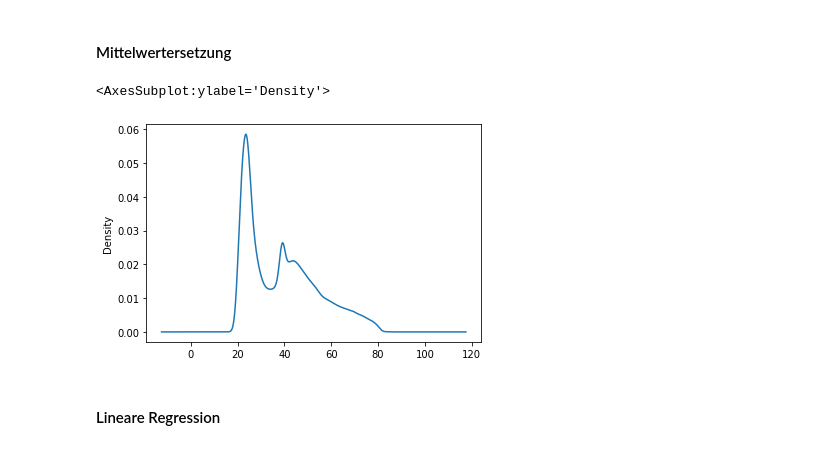
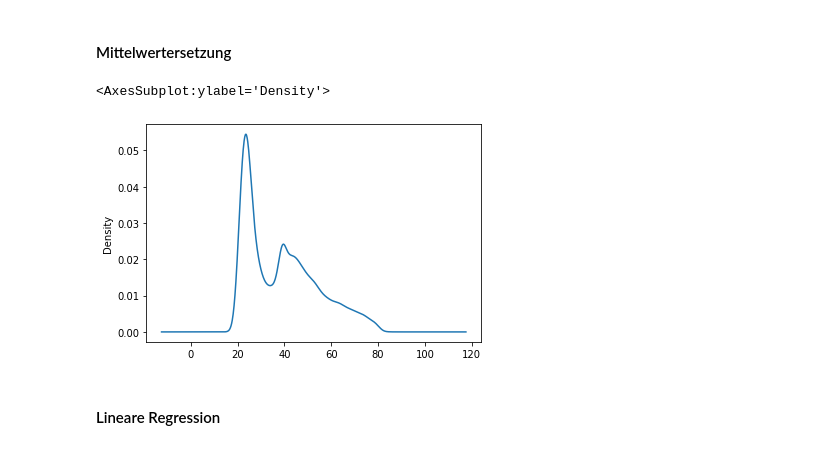
Before and after one commit to tlex-web/data_analysis_crisp_dm, a Jupyter notebook: data_preparation.ipynb, the cells around one changed output. Cells and saved outputs as stored; diff of their text form; code cells hidden in the pictures.

Commit message:
data prep 22/12

```diff
--- a/data_preparation.ipynb
+++ b/data_preparation.ipynb
@@ -5,5 +5,7 @@ from helpers.helper_functions import read_and_set_df, set_datatypes, get_plotly_
 # %%
-df = read_and_set_df('data/train.csv')
+df = read_and_set_df('data/train.csv', train=False)
 
 set_datatypes(df)
+
+df.head()
 # %% [output]
@@ -389,0 +397,5 @@ Name: annual_premium, dtype: float64
+# %%
+X = df.drop('response', axis=1)
+y = df[['response']]
+
+X_train, X_test, y_train, y_test = train_test_split(X, y, train_size=0.8, test_size = 0.2, random_state=42)
@@ -392,12 +438,15 @@ Name: annual_premium, dtype: float64
 # %% [markdown]
 #### Mittelwertersetzung
 # %%
-imp_mean_res = df['age'].fillna(round(df['age'].mean(),0)).astype('Int64')
+X_test_mean = X_test['age']
+X_train_mean = X_train['age']
+
+imp_mean_res = X_test_mean.fillna(round(X_test_mean.mean(),0)).astype('Int64')
 
 imp_mean_res.plot.density()
 # %% [output]
 <AxesSubplot:ylabel='Density'>
-[figure, old version]
+[figure, new version]
 # %% [markdown]
 #### Lineare Regression
 # %%
```
Also changed, not shown: parts of 14 cells of this notebook, 4 other files.
